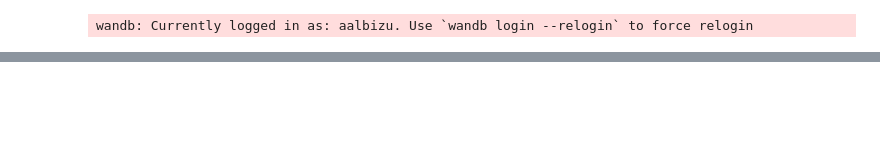
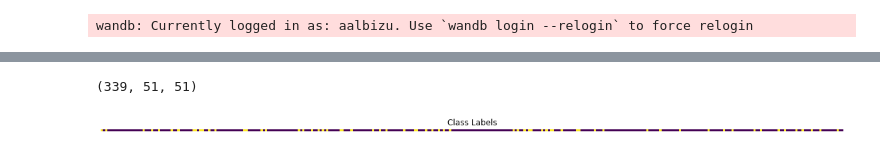
Before and after one commit to aa14av/MONAI, a Jupyter notebook: ViT.ipynb, the cells around one changed output, grey strips where cells are left out. Cells and saved outputs as stored; diff of their text form; code cells hidden in the pictures; blank space fills up the shorter version.

```diff
--- a/ViT.ipynb
+++ b/ViT.ipynb
@@ -96,3 +54,50 @@ IndexError: boolean index did not match indexed array along dimension 0; dimensi
+# %%
+# Set data directory
+rootDir = '/blue/camctrp/working/gullettj/ACT/derivatives/SVM/';
+sdata = pd.read_csv(os.path.join(rootDir,'subjects_pre-mci_classification.csv')).to_numpy();
+mri_types = ['T1'] # 'EPI'
+T1_SIZE = (64,64,64)
+T1_PATCH = (16,16,16)
+EPI_SIZE = (51,51,1)
+EPI_PAT = (1,17,17)
+BATCH_SIZE = 4
+N_EPOCHS = 5
+SEED = 42
+LEARNING_RATE = 5e-4
+LR_DECAY = 0.9
+samples_to_exclude = np.array([103744,106986,300142,101644,105903,106078,106817,101395,105554,204085])
+exclude = np.equal(np.isin(sdata[:,0],samples_to_exclude),0);
+
+num_of_cores = int(os.environ['SLURM_CPUS_PER_TASK'])
+
+# Two binary labels for Healthy vs pre-MCI
+subIdx = np.arange(sdata[exclude,0].shape[0]);
+lab = np.array([sdata[:,1]]);
+lab = lab[:,exclude];
+labels = torch.nn.functional.one_hot(torch.as_tensor(lab.T)).float()
+
+# MPRAGE Data
+T1w_images = np.array([os.path.join(rootDir,'anat',''.join(['wc0csub-',str(sdata[s,0]),'_ses-01_T1w.nii'])) for s in range(sdata.shape[0])]);
+T1w_images = T1w_images[exclude]; # Remove 20ch Head Coils
+
+# BOLD Data
+EPI_images = np.array([os.path.join(rootDir,'func',''.join(['sub-',str(sdata[s,0]),'_ROIconnectivity.csv'])) for s in range(sdata.shape[0])]);
+EPI_images = EPI_images[exclude]; # Remove 20ch Head Coils
+EPI = np.zeros((EPI_images.shape[0],EPI_SIZE[0],EPI_SIZE[1])) # Pre-allocate
+for s in range(EPI_images.shape[0]):
+    EPI[s,:,:] = np.genfromtxt(EPI_images[s], delimiter=',')
+
+print(EPI.shape)
+class Diagnosis(Enum):
+    normal = 0
+    preMCI = 1
+
+# Plot Labels
+plt.rcParams['figure.figsize'] = [20, 20]; plt.imshow(lab);
+plt.axis('off'); plt.title('Class Labels');
+# %% [output]
+(339, 51, 51)
+[figure, added]
 # %%
 def seed_everything(seed):
     random.seed(seed)
```
Also changed, not shown: parts of 12 cells of this notebook.
